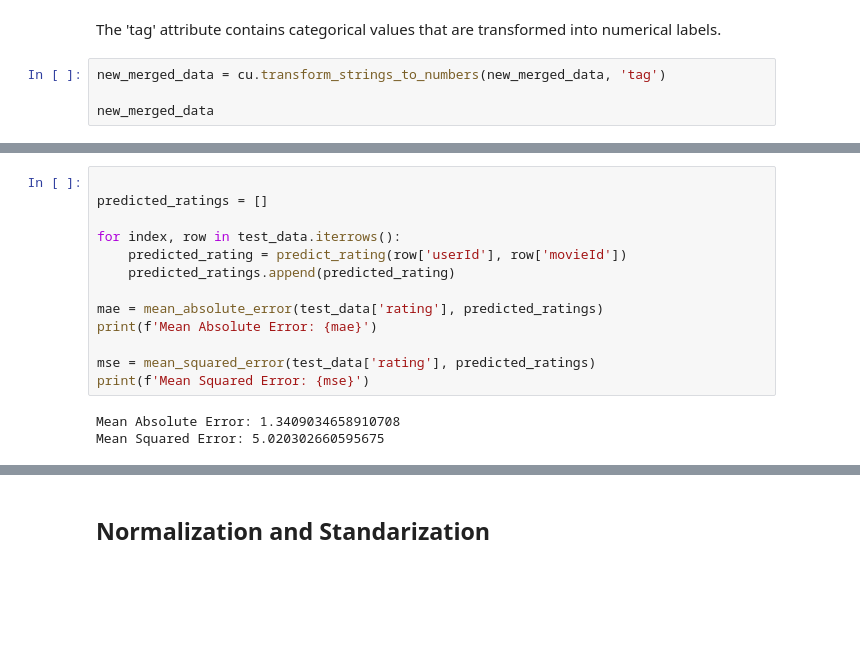
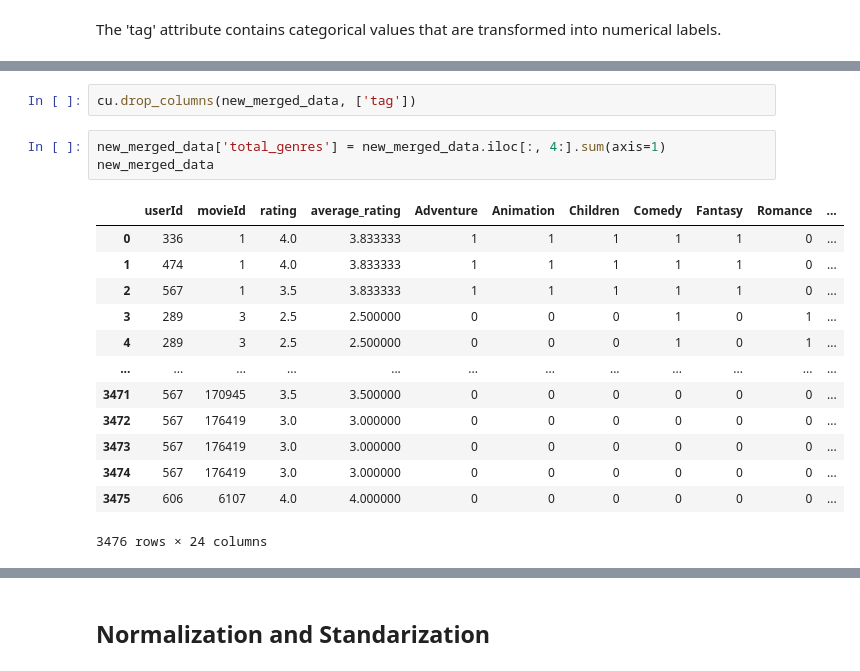
Before and after one commit to markopolo139/DataMiningAssignment2, a Jupyter notebook: data_analysis.ipynb, the cells around one changed output, grey strips where cells are left out. Drawn from its saved outputs; the diff is of its cells as text; blank space fills up the shorter version.

```diff
--- a/data_analysis.ipynb
+++ b/data_analysis.ipynb
@@ -100,7 +55,3 @@ The columns being dropped are 'genres', 'title', and '(no genres listed)'. These
 cu.drop_columns(new_merged_data, ['genres', 'title', '(no genres listed)'])
 # %% [markdown]
 The 'tag' attribute contains categorical values that are transformed into numerical labels.
-# %%
-new_merged_data = cu.transform_strings_to_numbers(new_merged_data, 'tag')
-
-new_merged_data
@@ -204,16 +58,19 @@ def predict_rating(user_id, movie_id):
-# %%
-
-predicted_ratings = []
-
-for index, row in test_data.iterrows():
-    predicted_rating = predict_rating(row['userId'], row['movieId'])
-    predicted_ratings.append(predicted_rating)
-
-mae = mean_absolute_error(test_data['rating'], predicted_ratings)
-print(f'Mean Absolute Error: {mae}')
-
-mse = mean_squared_error(test_data['rating'], predicted_ratings)
-print(f'Mean Squared Error: {mse}')
-# %% [output]
-Mean Absolute Error: 1.3409034658910708
-Mean Squared Error: 5.020302660595675
+# %%
+cu.drop_columns(new_merged_data, ['tag'])
+# %%
+new_merged_data['total_genres'] = new_merged_data.iloc[:, 4:].sum(axis=1)
+new_merged_data
+# %% [output]
+|  | userId | movieId | rating | average_rating | Adventure | Animation | Children | Comedy | Fantasy | Romance | ... |
+| 0 | 336 | 1 | 4.0 | 3.833333 | 1 | 1 | 1 | 1 | 1 | 0 | ... |
+| 1 | 474 | 1 | 4.0 | 3.833333 | 1 | 1 | 1 | 1 | 1 | 0 | ... |
+| 2 | 567 | 1 | 3.5 | 3.833333 | 1 | 1 | 1 | 1 | 1 | 0 | ... |
+| 3 | 289 | 3 | 2.5 | 2.500000 | 0 | 0 | 0 | 1 | 0 | 1 | ... |
+| 4 | 289 | 3 | 2.5 | 2.500000 | 0 | 0 | 0 | 1 | 0 | 1 | ... |
+| ... | ... | ... | ... | ... | ... | ... | ... | ... | ... | ... | ... |
+| 3471 | 567 | 170945 | 3.5 | 3.500000 | 0 | 0 | 0 | 0 | 0 | 0 | ... |
+| 3472 | 567 | 176419 | 3.0 | 3.000000 | 0 | 0 | 0 | 0 | 0 | 0 | ... |
+| 3473 | 567 | 176419 | 3.0 | 3.000000 | 0 | 0 | 0 | 0 | 0 | 0 | ... |
+| 3474 | 567 | 176419 | 3.0 | 3.000000 | 0 | 0 | 0 | 0 | 0 | 0 | ... |
+| 3475 | 606 | 6107 | 4.0 | 4.000000 | 0 | 0 | 0 | 0 | 0 | 0 | ... |
+3476 rows × 24 columns
```
Also changed, not shown: parts of 23 cells of this notebook.
